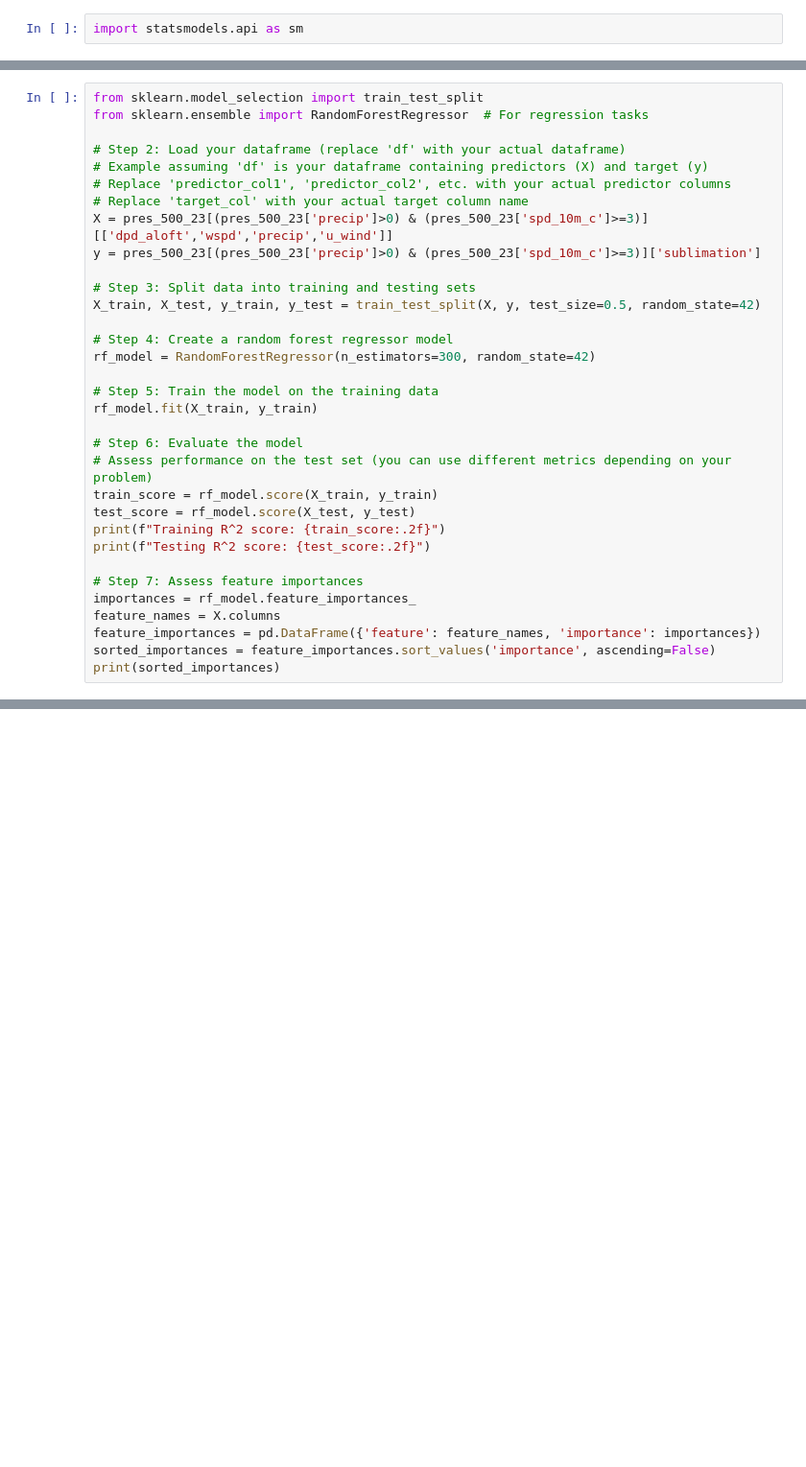
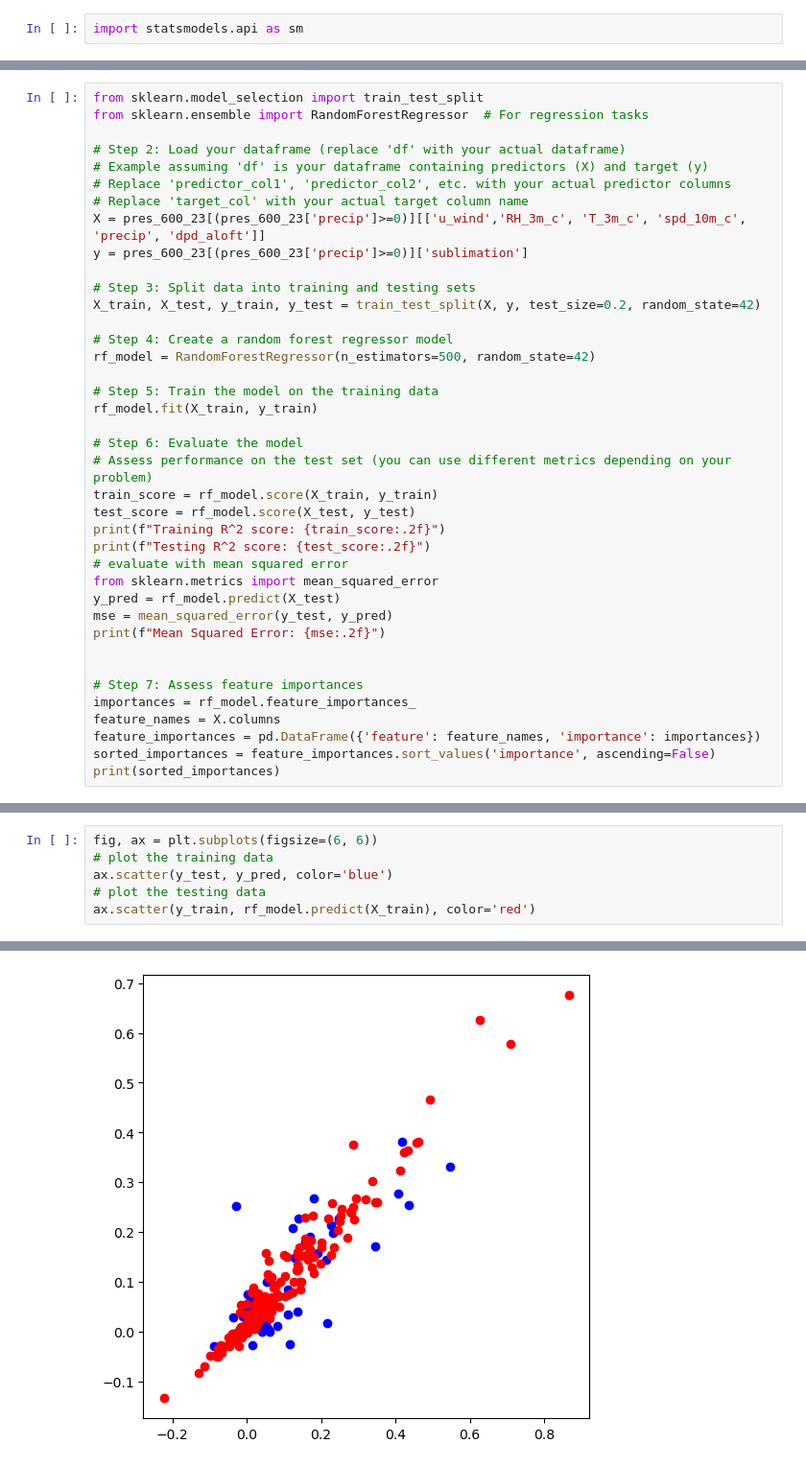
Before and after one commit to dlhogan97/Synoptic-Sublimation, a Jupyter notebook: 02_analysis/data_exploration/12_surface_and_upper_air_obs.ipynb, the cells around one changed output, grey strips where cells are left out. Shown at 96% size. Drawn from its saved outputs; the diff is of its cells as text; blank space fills up the shorter version.

```diff
--- a/02_analysis/data_exploration/12_surface_and_upper_air_obs.ipynb
+++ b/02_analysis/data_exploration/12_surface_and_upper_air_obs.ipynb
@@ -1341,14 +1319,14 @@ from sklearn.ensemble import RandomForestRegressor  # For regression tasks
 # Example assuming 'df' is your dataframe containing predictors (X) and target (y)
 # Replace 'predictor_col1', 'predictor_col2', etc. with your actual predictor columns
 # Replace 'target_col' with your actual target column name
-X = pres_500_23[(pres_500_23['precip']>0) & (pres_500_23['spd_10m_c']>=3)][['dpd_aloft','wspd','precip','u_wind']]
-y = pres_500_23[(pres_500_23['precip']>0) & (pres_500_23['spd_10m_c']>=3)]['sublimation']
+X = pres_600_23[(pres_600_23['precip']>=0)][['u_wind','RH_3m_c', 'T_3m_c', 'spd_10m_c', 'precip', 'dpd_aloft']]
+y = pres_600_23[(pres_600_23['precip']>=0)]['sublimation']
 
 # Step 3: Split data into training and testing sets
-X_train, X_test, y_train, y_test = train_test_split(X, y, test_size=0.5, random_state=42)
+X_train, X_test, y_train, y_test = train_test_split(X, y, test_size=0.2, random_state=42)
 
 # Step 4: Create a random forest regressor model
-rf_model = RandomForestRegressor(n_estimators=300, random_state=42)
+rf_model = RandomForestRegressor(n_estimators=500, random_state=42)
 
 # Step 5: Train the model on the training data
 rf_model.fit(X_train, y_train)
@@ -1359,6 +1337,12 @@ train_score = rf_model.score(X_train, y_train)
 test_score = rf_model.score(X_test, y_test)
 print(f"Training R^2 score: {train_score:.2f}")
 print(f"Testing R^2 score: {test_score:.2f}")
+# evaluate with mean squared error
+from sklearn.metrics import mean_squared_error
+y_pred = rf_model.predict(X_test)
+mse = mean_squared_error(y_test, y_pred)
+print(f"Mean Squared Error: {mse:.2f}")
+
 
 # Step 7: Assess feature importances
 importances = rf_model.feature_importances_
@@ -1383,0 +1364,7 @@ plt.scatter(y_test, rf_model.predict(X_test), label='Testing')
+# %%
+fig, ax = plt.subplots(figsize=(6, 6))
+# plot the training data
+ax.scatter(y_test, y_pred, color='blue')
+# plot the testing data
+ax.scatter(y_train, rf_model.predict(X_train), color='red')
+# %% [output]
@@ -1383,0 +1372 @@ plt.scatter(y_test, rf_model.predict(X_test), label='Testing')
+[figure, added]
```
Also changed, not shown: parts of 16 cells of this notebook, 7 other files.
